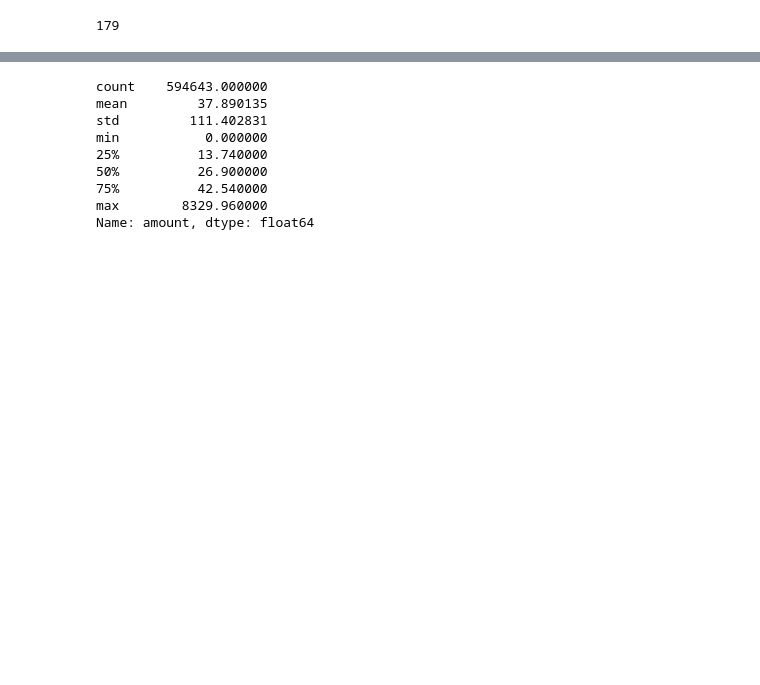
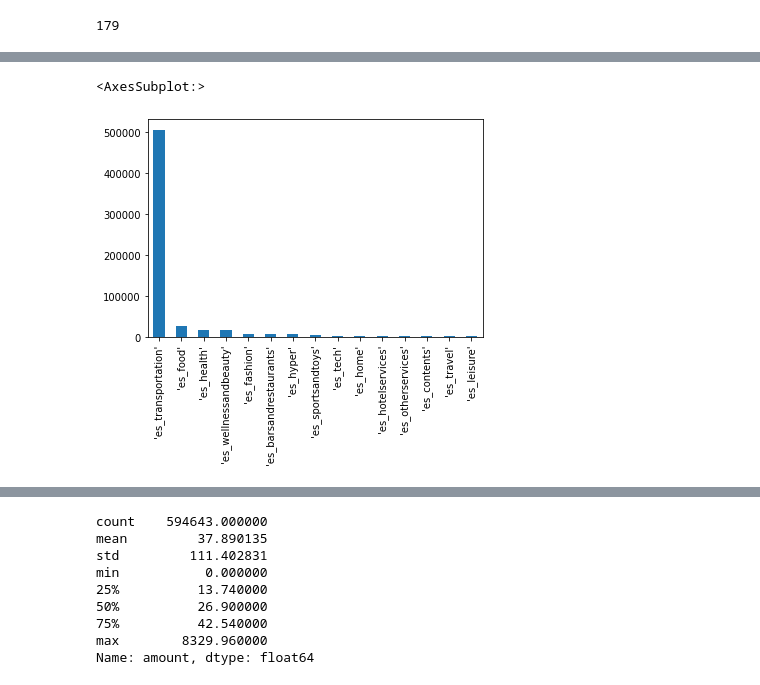
Before and after one commit to IanMMuldoon/FinFraud, a Jupyter notebook: fin.ipynb, the cells around one changed output, grey strips where cells are left out. Cells and saved outputs as stored; diff of their text form; code cells hidden in the pictures; blank space fills up the shorter version.

```diff
--- a/fin.ipynb
+++ b/fin.ipynb
@@ -59,0 +65,5 @@ df.step.max()
+# %%
+df.category.value_counts().plot(kind = 'bar')
+# %% [output]
+<AxesSubplot:>
+[figure, added]
```
Also changed, not shown: parts of 7 cells of this notebook.
